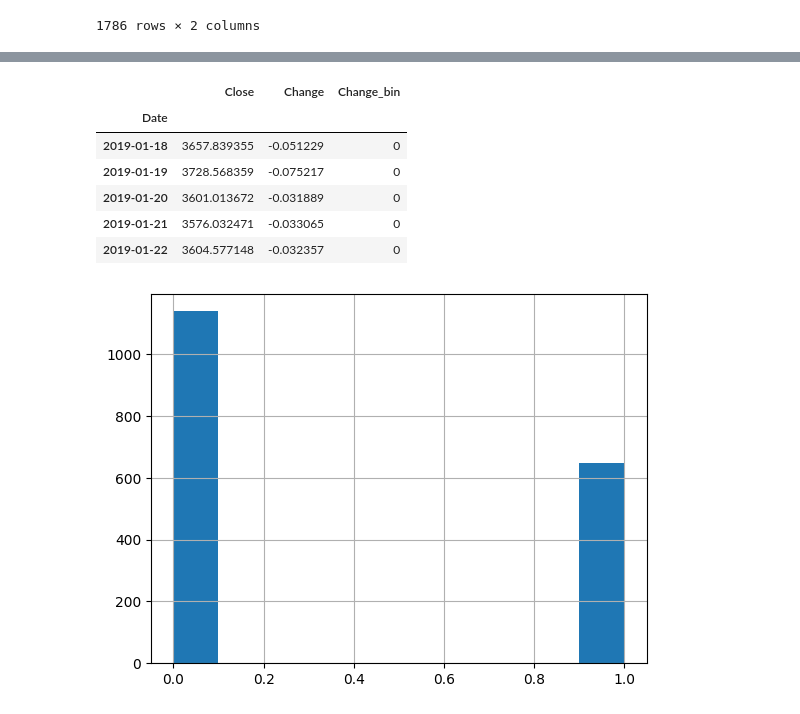
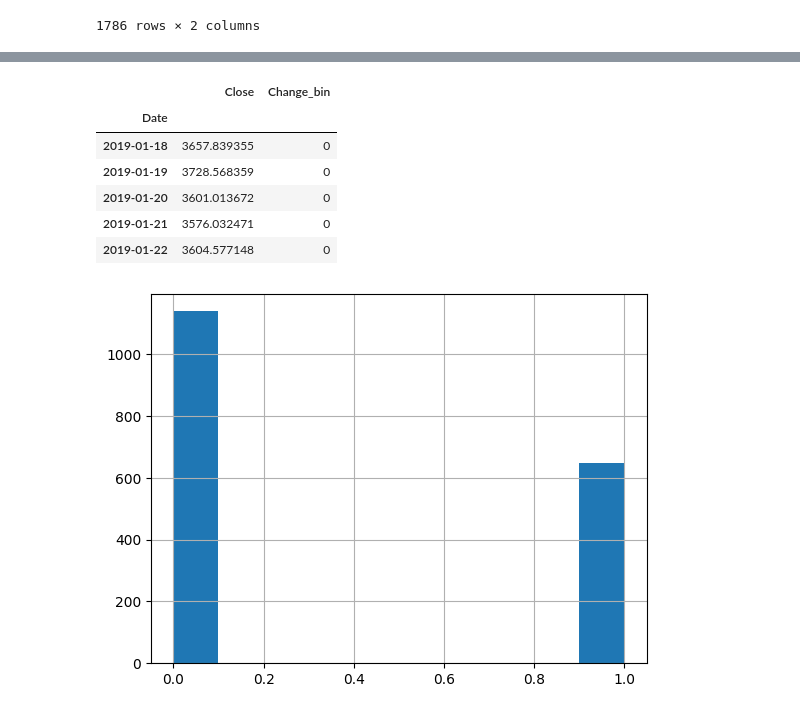
Before and after one commit to Lucas-CE/Bitcoin-forecast, a Jupyter notebook: Problem-2/original_notebook.ipynb, the cells around one changed output, grey strips where cells are left out. Drawn from its saved outputs; the diff is of its cells as text; code cells hidden in the pictures.

```diff
--- a/Problem-2/original_notebook.ipynb
+++ b/Problem-2/original_notebook.ipynb
@@ -82,15 +87,16 @@ df
 # %%
 change_percentage = 4
 df['Change_bin'] = (df['Change'] >= change_percentage/100).astype(int)
+df = df[['Close', 'Change_bin']]
 df.head()
 # %% [output]
-|  | Close | Change | Change_bin |
-| Date |  |  |  |
-| 2019-01-18 | 3657.839355 | -0.051229 | 0 |
-| 2019-01-19 | 3728.568359 | -0.075217 | 0 |
-| 2019-01-20 | 3601.013672 | -0.031889 | 0 |
-| 2019-01-21 | 3576.032471 | -0.033065 | 0 |
-| 2019-01-22 | 3604.577148 | -0.032357 | 0 |
+|  | Close | Change_bin |
+| Date |  |  |
+| 2019-01-18 | 3657.839355 | 0 |
+| 2019-01-19 | 3728.568359 | 0 |
+| 2019-01-20 | 3601.013672 | 0 |
+| 2019-01-21 | 3576.032471 | 0 |
+| 2019-01-22 | 3604.577148 | 0 |
 # %%
 df['Change_bin'].hist()
 plt.show()
```
Also changed, not shown: parts of 9 cells of this notebook.
